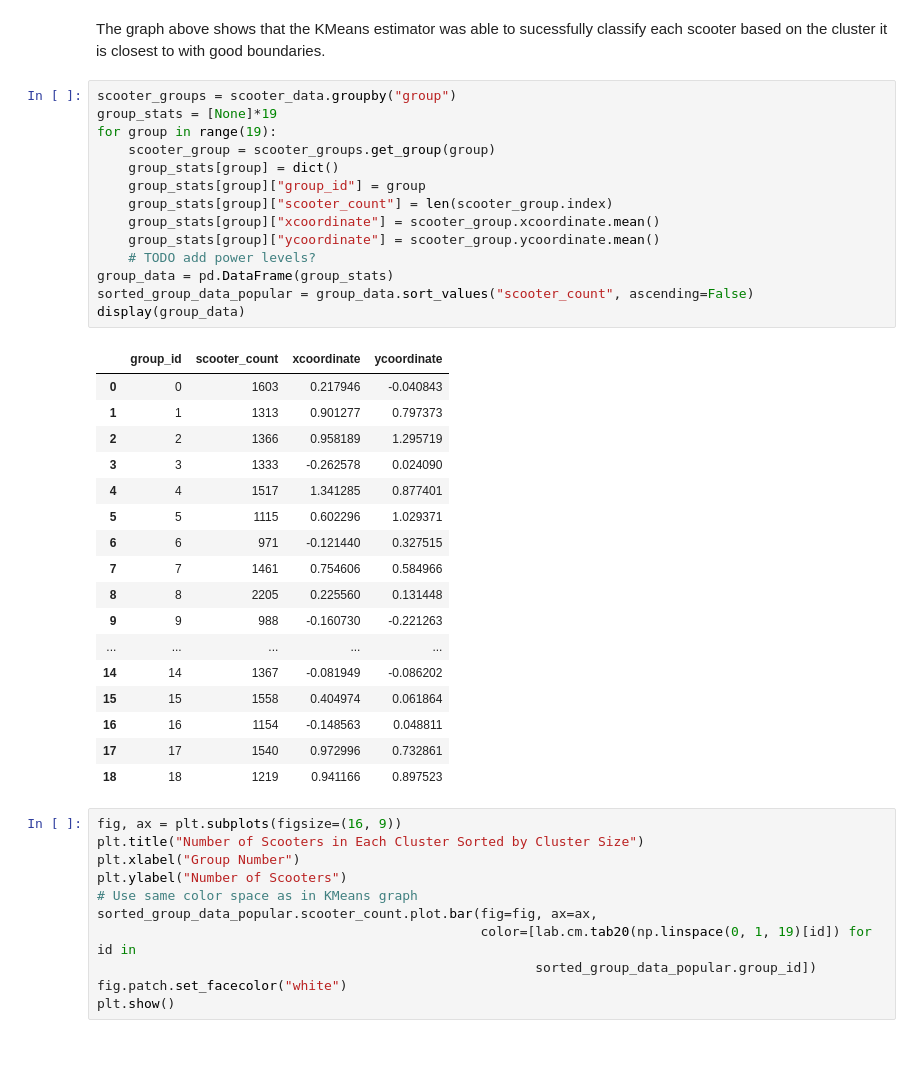
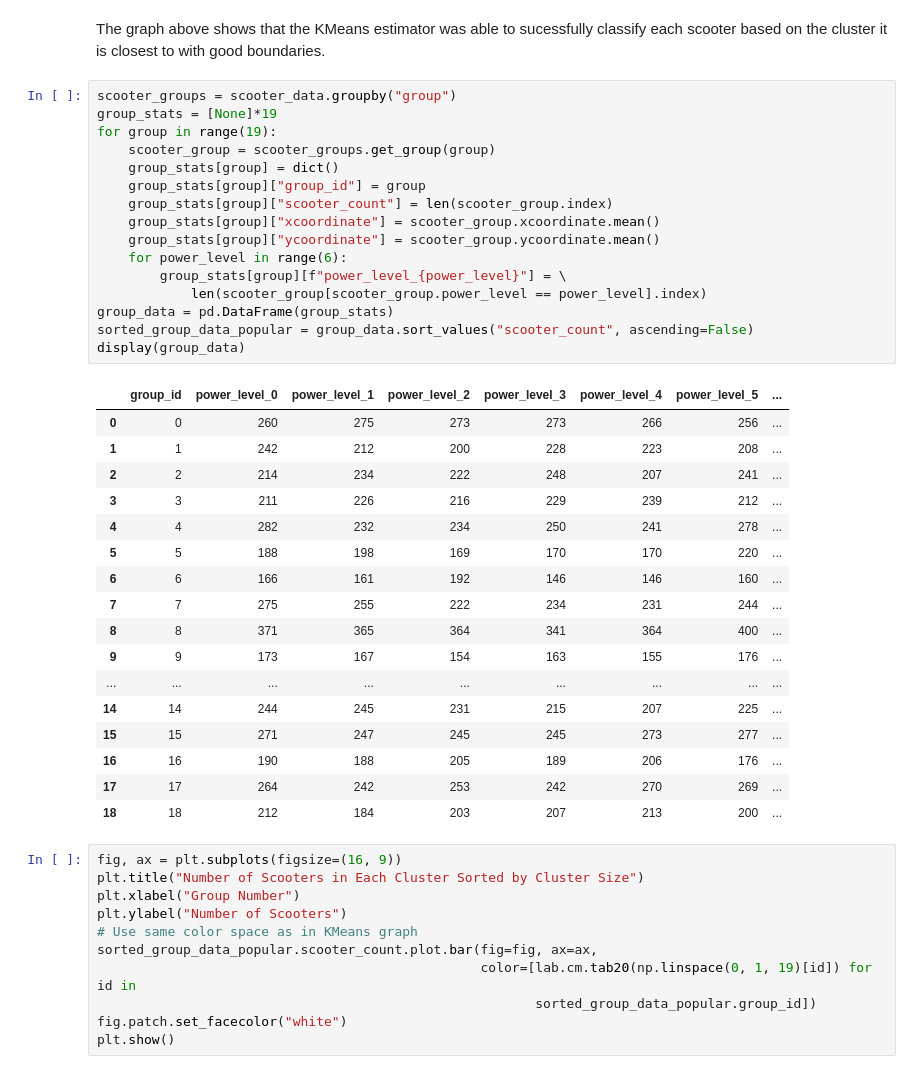
Before and after one commit to bkshrader/xtern-data-science-work-sample, a Jupyter notebook: worksample.ipynb, the cells around one changed output. Saved outputs shown, nothing was run; the diff lists cells and outputs as text.

```diff
--- a/worksample.ipynb
+++ b/worksample.ipynb
@@ -76,35 +76,37 @@ classify each scooter based on the cluster it is closest to with good boundaries
 # %%
 scooter_groups = scooter_data.groupby("group")
 group_stats = [None]*19
 for group in range(19):
     scooter_group = scooter_groups.get_group(group)
     group_stats[group] = dict()
     group_stats[group]["group_id"] = group
     group_stats[group]["scooter_count"] = len(scooter_group.index)
     group_stats[group]["xcoordinate"] = scooter_group.xcoordinate.mean()
     group_stats[group]["ycoordinate"] = scooter_group.ycoordinate.mean()
-    # TODO add power levels?
+    for power_level in range(6):
+        group_stats[group][f"power_level_{power_level}"] = \
+            len(scooter_group[scooter_group.power_level == power_level].index)
 group_data = pd.DataFrame(group_stats)
 sorted_group_data_popular = group_data.sort_values("scooter_count", ascending=False)
 display(group_data)
 # %% [output]
-|  | group_id | scooter_count | xcoordinate | ycoordinate |
-| 0 | 0 | 1603 | 0.217946 | -0.040843 |
-| 1 | 1 | 1313 | 0.901277 | 0.797373 |
-| 2 | 2 | 1366 | 0.958189 | 1.295719 |
-| 3 | 3 | 1333 | -0.262578 | 0.024090 |
-| 4 | 4 | 1517 | 1.341285 | 0.877401 |
-| 5 | 5 | 1115 | 0.602296 | 1.029371 |
-| 6 | 6 | 971 | -0.121440 | 0.327515 |
-| 7 | 7 | 1461 | 0.754606 | 0.584966 |
-| 8 | 8 | 2205 | 0.225560 | 0.131448 |
-| 9 | 9 | 988 | -0.160730 | -0.221263 |
-| ... | ... | ... | ... | ... |
-| 14 | 14 | 1367 | -0.081949 | -0.086202 |
-| 15 | 15 | 1558 | 0.404974 | 0.061864 |
-| 16 | 16 | 1154 | -0.148563 | 0.048811 |
-| 17 | 17 | 1540 | 0.972996 | 0.732861 |
-| 18 | 18 | 1219 | 0.941166 | 0.897523 |
+|  | group_id | power_level_0 | power_level_1 | power_level_2 | power_level_3 | power_level_4 | power_level_5 | ... |
+| 0 | 0 | 260 | 275 | 273 | 273 | 266 | 256 | ... |
+| 1 | 1 | 242 | 212 | 200 | 228 | 223 | 208 | ... |
+| 2 | 2 | 214 | 234 | 222 | 248 | 207 | 241 | ... |
+| 3 | 3 | 211 | 226 | 216 | 229 | 239 | 212 | ... |
+| 4 | 4 | 282 | 232 | 234 | 250 | 241 | 278 | ... |
+| 5 | 5 | 188 | 198 | 169 | 170 | 170 | 220 | ... |
+| 6 | 6 | 166 | 161 | 192 | 146 | 146 | 160 | ... |
+| 7 | 7 | 275 | 255 | 222 | 234 | 231 | 244 | ... |
+| 8 | 8 | 371 | 365 | 364 | 341 | 364 | 400 | ... |
+| 9 | 9 | 173 | 167 | 154 | 163 | 155 | 176 | ... |
+| ... | ... | ... | ... | ... | ... | ... | ... | ... |
+| 14 | 14 | 244 | 245 | 231 | 215 | 207 | 225 | ... |
+| 15 | 15 | 271 | 247 | 245 | 245 | 273 | 277 | ... |
+| 16 | 16 | 190 | 188 | 205 | 189 | 206 | 176 | ... |
+| 17 | 17 | 264 | 242 | 253 | 242 | 270 | 269 | ... |
+| 18 | 18 | 212 | 184 | 203 | 207 | 213 | 200 | ... |
 # %%
 fig, ax = plt.subplots(figsize=(16, 9))
 plt.title("Number of Scooters in Each Cluster Sorted by Cluster Size")
```
Also changed, not shown: parts of 4 cells of this notebook.
